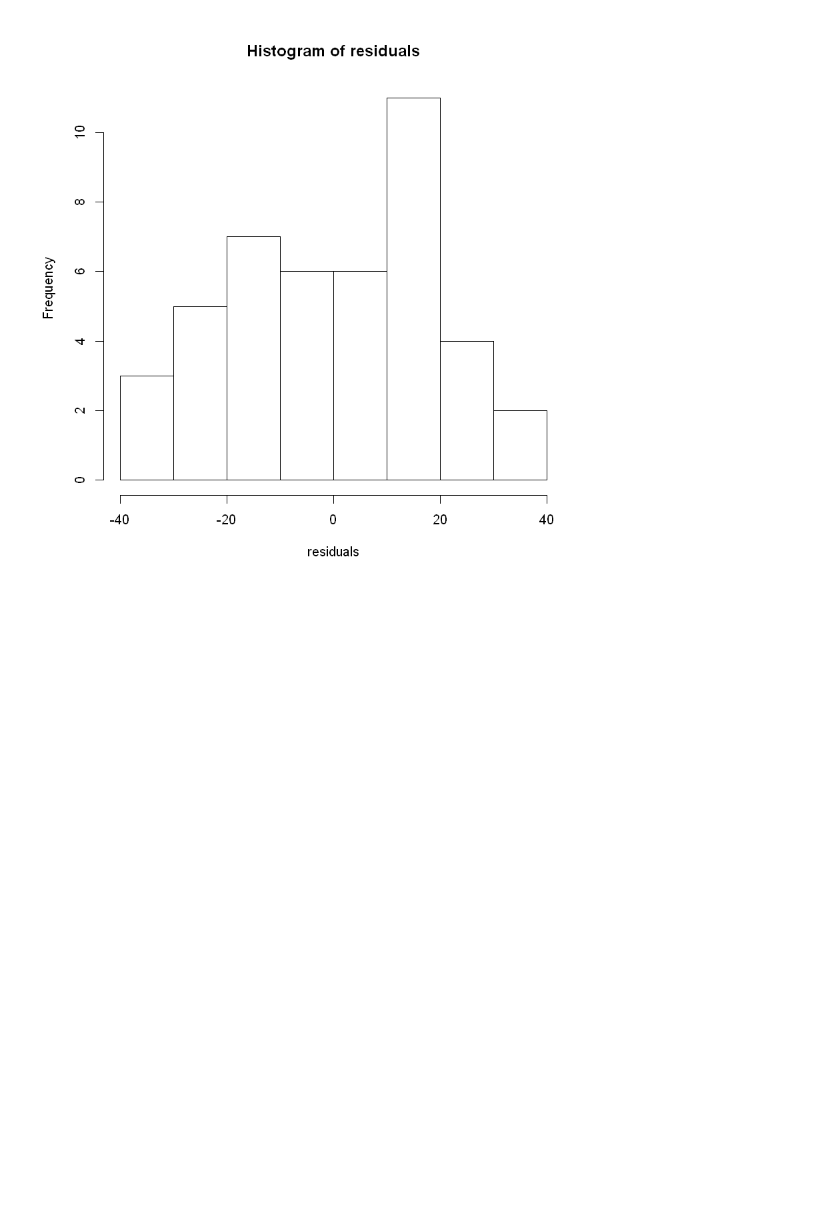
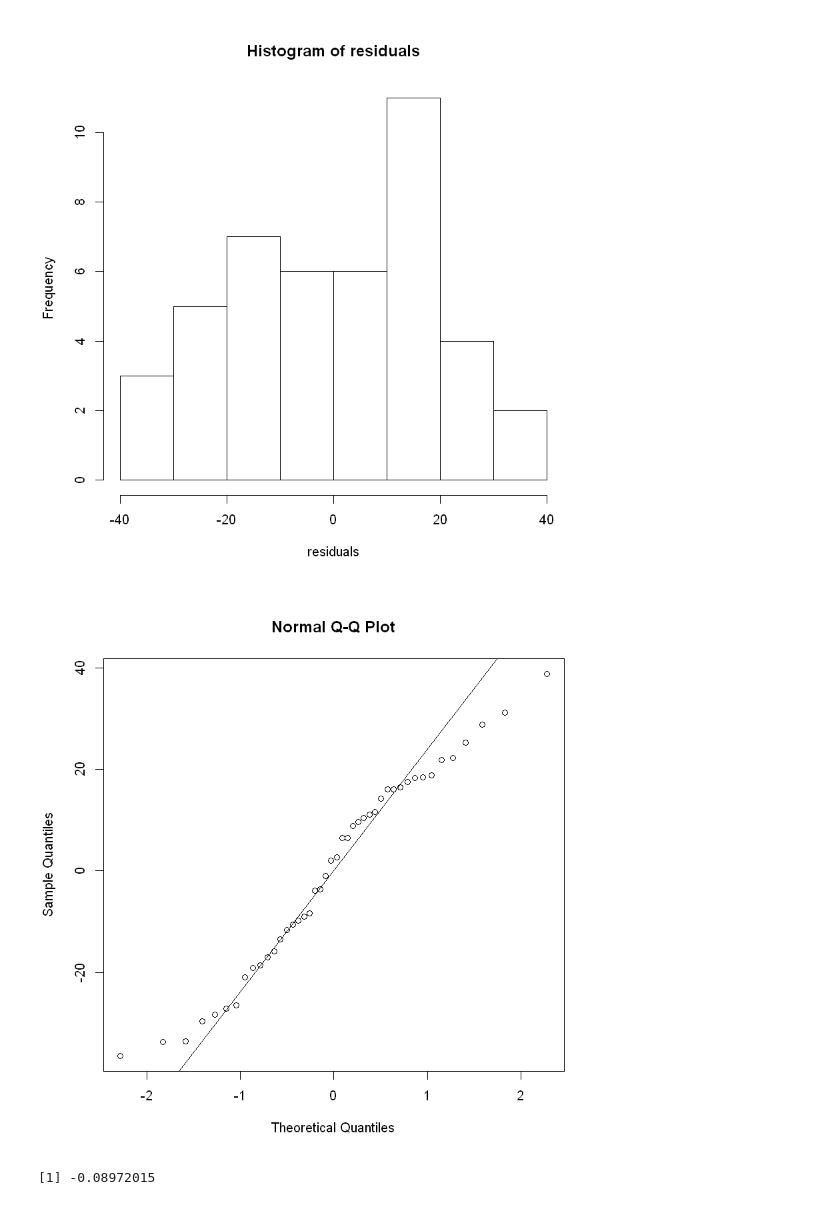
Before and after one commit to iamjz/R-Data, a Jupyter notebook: Timeseries.ipynb, the cells around one changed output. Cells and saved outputs as stored; diff of their text form; code cells hidden in the pictures; blank space fills up the shorter version.

```diff
--- a/Timeseries.ipynb
+++ b/Timeseries.ipynb
@@ -603,3 +603,11 @@ residuals <- as.numeric(as.character(residuals[!is.na(residuals)]))
 hist(residuals)
 # %% [output]
 [figure]
+# %%
+qqnorm(residuals); qqline(residuals)
+# %% [output]
+[figure, added]
+# %%
+mean(residuals)
+# %% [output]
+[1] -0.08972015
```
Also changed, not shown: parts of 103 cells of this notebook.
